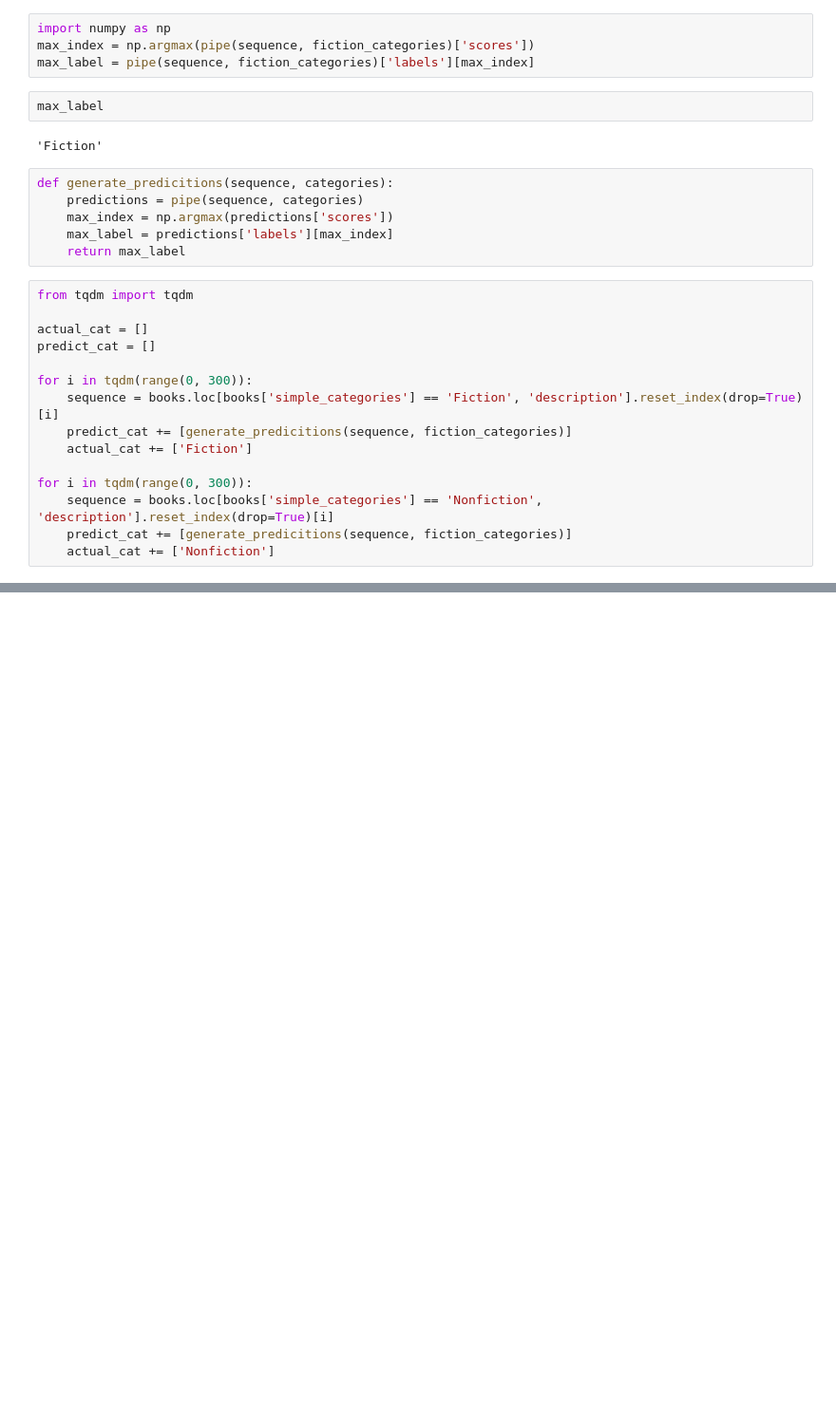
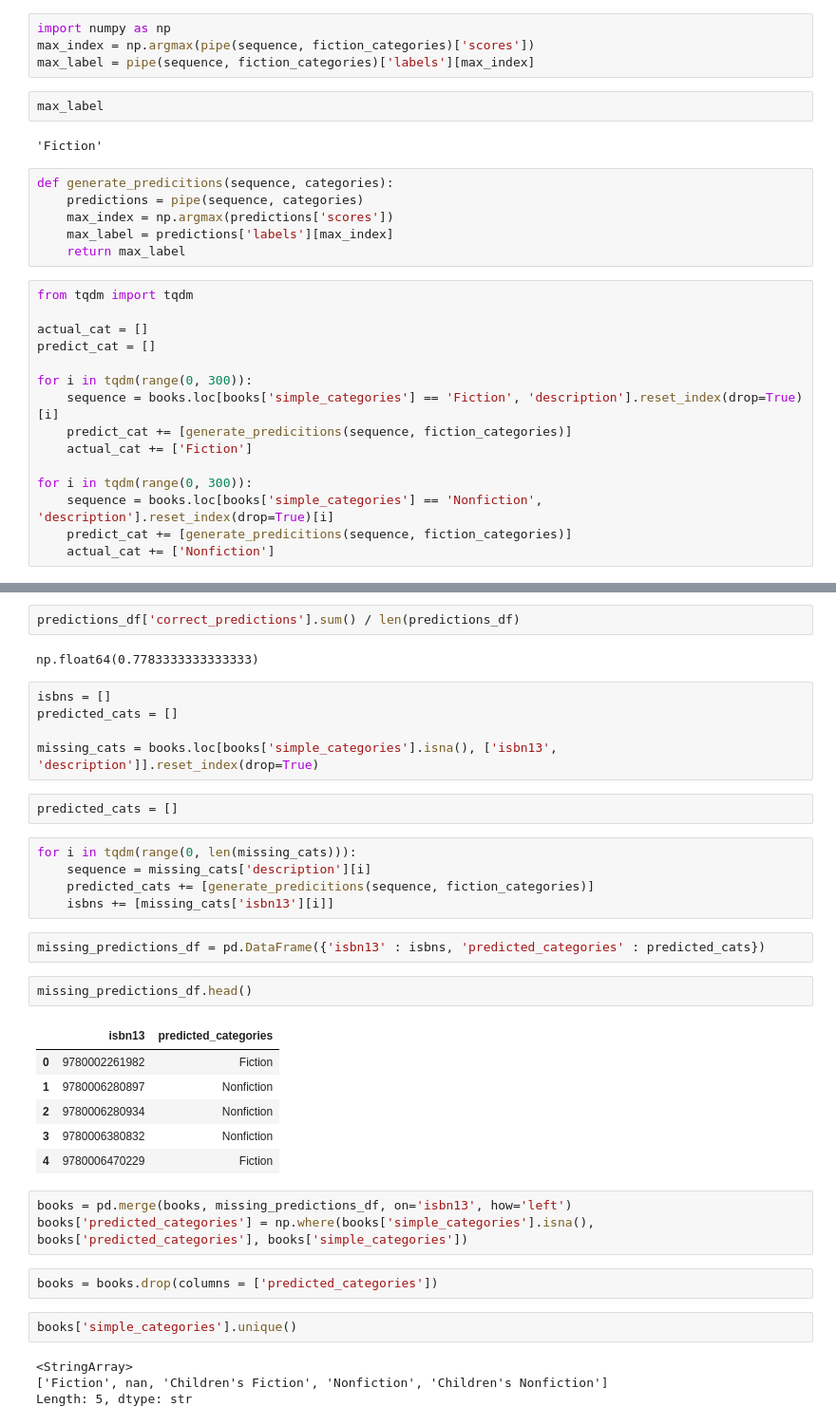
Before and after one commit to jittocodes/AiGenAiLearnJourney, a Jupyter notebook: 10 - Agentic AI/course.ipynb, the cells around one changed output, grey strips where cells are left out. Shown at 95% size. Cells and saved outputs as stored; diff of their text form; blank space fills up the shorter version.

```diff
--- a/10 - Agentic AI/course.ipynb
+++ b/10 - Agentic AI/course.ipynb
@@ -338,0 +329,38 @@ for i in tqdm(range(0, 300)):
+# %%
+predictions_df['correct_predictions'].sum() / len(predictions_df)
+# %% [output]
+np.float64(0.7783333333333333)
+# %%
+isbns = []
+predicted_cats = []
+
+missing_cats = books.loc[books['simple_categories'].isna(), ['isbn13', 'description']].reset_index(drop=True)
+# %%
+predicted_cats = []
+# %%
+for i in tqdm(range(0, len(missing_cats))):
+    sequence = missing_cats['description'][i]
+    predicted_cats += [generate_predicitions(sequence, fiction_categories)]
+    isbns += [missing_cats['isbn13'][i]]
+# %%
+missing_predictions_df = pd.DataFrame({'isbn13' : isbns, 'predicted_categories' : predicted_cats})
+# %%
+missing_predictions_df.head()
+# %% [output]
+|  | isbn13 | predicted_categories |
+| 0 | 9780002261982 | Fiction |
+| 1 | 9780006280897 | Nonfiction |
+| 2 | 9780006280934 | Nonfiction |
+| 3 | 9780006380832 | Nonfiction |
+| 4 | 9780006470229 | Fiction |
+# %%
+books = pd.merge(books, missing_predictions_df, on='isbn13', how='left')
+books['predicted_categories'] = np.where(books['simple_categories'].isna(), books['predicted_categories'], books['simple_categories'])
+# %%
+books = books.drop(columns = ['predicted_categories'])
+# %%
+books['simple_categories'].unique()
+# %% [output]
+<StringArray>
+['Fiction', nan, 'Children's Fiction', 'Nonfiction', 'Children's Nonfiction']
+Length: 5, dtype: str
```
Also changed, not shown: parts of 16 cells of this notebook, 2 other files.
